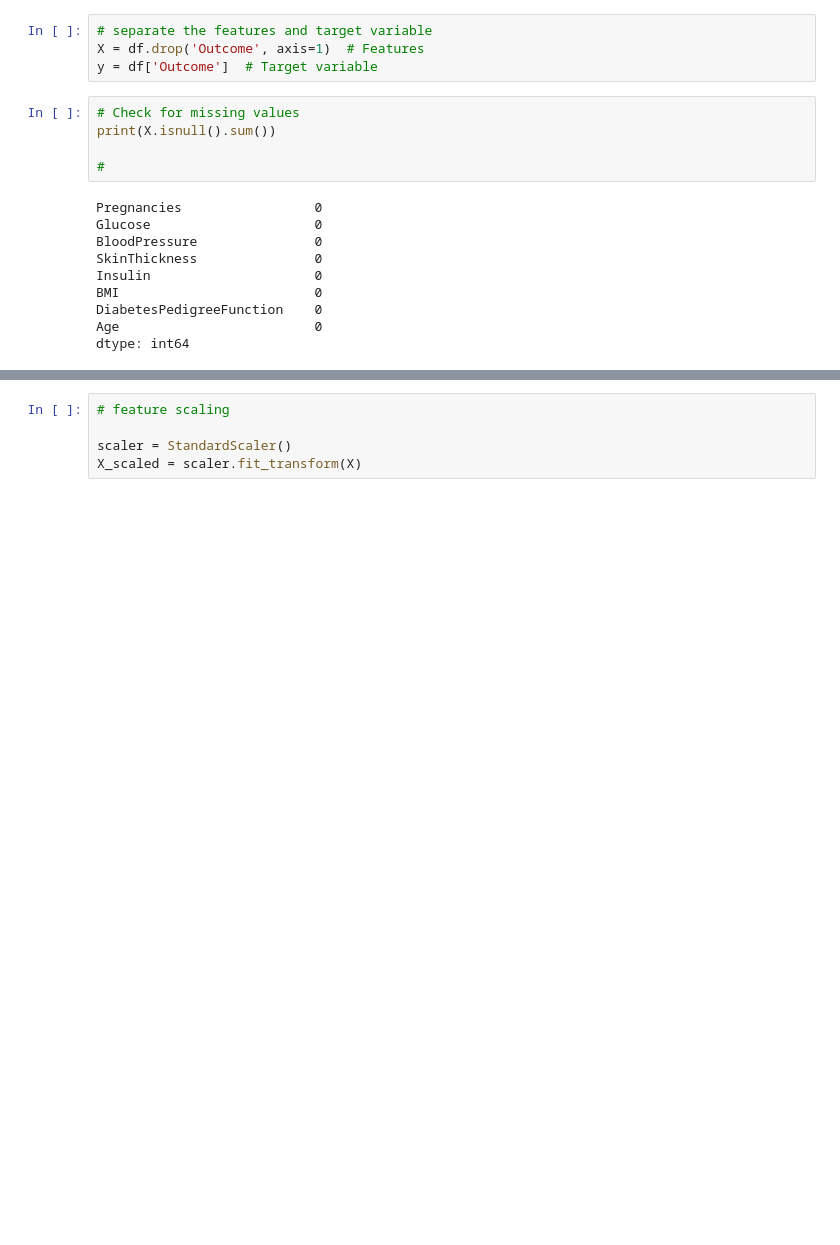
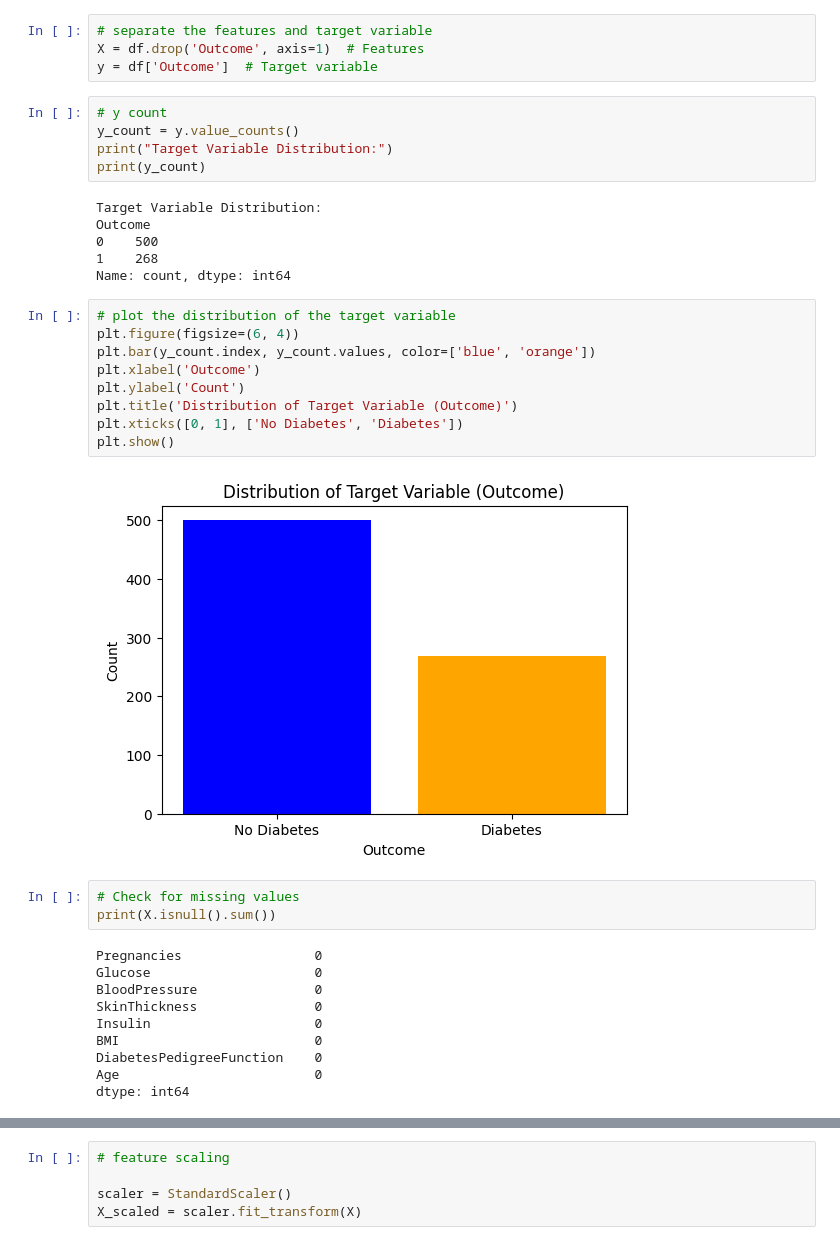
Before and after one commit to golegittech/ML-at-Miva, a Jupyter notebook: ML lab assess.ipynb, the cells around one changed output, grey strips where cells are left out. Drawn from its saved outputs; the diff is of its cells as text; blank space fills up the shorter version.

```diff
--- a/ML lab assess.ipynb
+++ b/ML lab assess.ipynb
@@ -93,11 +93,31 @@ df.head()
 # separate the features and target variable
 X = df.drop('Outcome', axis=1)  # Features
 y = df['Outcome']  # Target variable
+# %%
+# y count
+y_count = y.value_counts()
+print("Target Variable Distribution:")
+print(y_count)
+# %% [output]
+Target Variable Distribution:
+Outcome
+0    500
+1    268
+Name: count, dtype: int64
+# %%
+# plot the distribution of the target variable
+plt.figure(figsize=(6, 4))
+plt.bar(y_count.index, y_count.values, color=['blue', 'orange'])
+plt.xlabel('Outcome')
+plt.ylabel('Count')
+plt.title('Distribution of Target Variable (Outcome)')
+plt.xticks([0, 1], ['No Diabetes', 'Diabetes'])
+plt.show()
+# %% [output]
+[figure, added]
 # %%
 # Check for missing values
 print(X.isnull().sum())
-
-#
 # %% [output]
 Pregnancies                 0
 Glucose                     0
```
Also changed, not shown: parts of 19 cells of this notebook.
